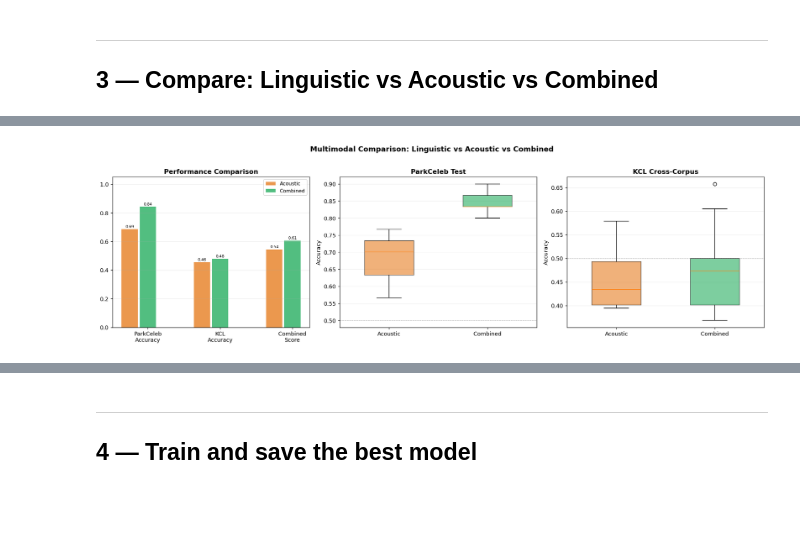
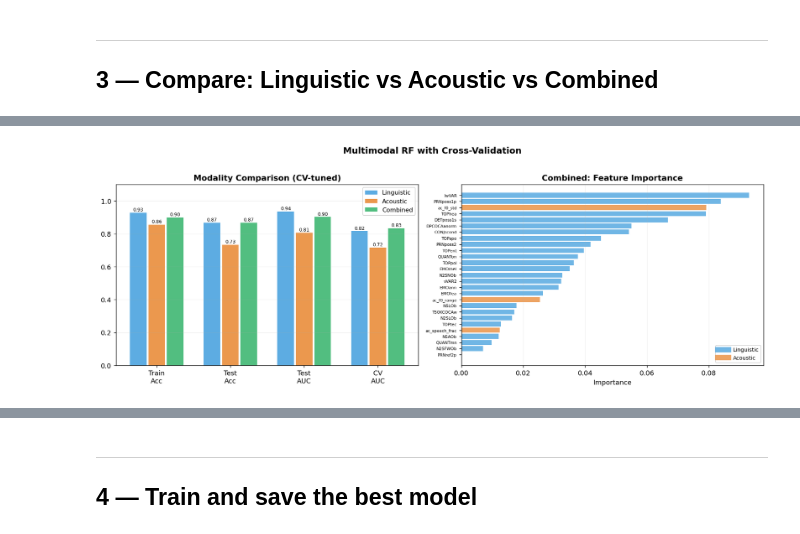
Before and after one commit to The-Real-Kevin/RWTH-Aachen-UROP-2026, a Jupyter notebook: 17_multimodal_rf.ipynb, the cells around one changed output, grey strips where cells are left out. Drawn from its saved outputs; the diff is of its cells as text; code cells hidden in the pictures; blank space fills up the shorter version.

```diff
--- a/17_multimodal_rf.ipynb
+++ b/17_multimodal_rf.ipynb
@@ -373,17 +301,0 @@ Done: 20 experiments
-# %%
-# ============================================================
-# 3.3  Summary
-# ============================================================
-summary = res_df.groupby('label').agg(
-    pc_acc=('pc_acc','mean'), pc_std=('pc_acc','std'),
-    pc_auc=('pc_auc','mean'),
-    kcl_acc=('kcl_acc','mean'), kcl_std=('kcl_acc','std'),
-    kcl_auc=('kcl_auc','mean'),
-    combined=('combined','mean'),
-).round(3)
-
-print(f'{"Modality":<15s} {"PC Acc":>12s} {"PC AUC":>8s} {"KCL Acc":>12s} {"KCL AUC":>8s} {"Combined":>10s}')
-print('─' * 70)
-for label, r in summary.iterrows():
-    print(f'{label:<15s} {r["pc_acc"]:.3f}±{r["pc_std"]:.3f} {r["pc_auc"]:>8.3f} '
-          f'{r["kcl_acc"]:.3f}±{r["kcl_std"]:.3f} {r["kcl_auc"]:>8.3f} {r["combined"]:>10.3f}')
@@ -395,48 +442,45 @@ Combined        0.843±0.032    0.900 0.479±0.093    0.555      0.606
 # %%
 # ============================================================
-# 3.4  Visualisation
+# 3.3  Comparison visual
 # ============================================================
-fig, axes = plt.subplots(1, 3, figsize=(17, 5))
-#colors = {'Linguistic': '#3498DB', 'Acoustic': '#E67E22', 'Combined': '#27AE60'}
-colors = {'Acoustic': '#E67E22', 'Combined': '#27AE60'}
+fig, axes = plt.subplots(1, 2, figsize=(14, 5))
+colors = {'Linguistic': '#3498DB', 'Acoustic': '#E67E22', 'Combined': '#27AE60'}
 
 # Bar chart
 ax = axes[0]
-metrics = ['pc_acc', 'kcl_acc', 'combined']
-m_labels = ['ParkCeleb\nAccuracy', 'KCL\nAccuracy', 'Combined\nScore']
+metrics = ['train_acc', 'test_acc', 'test_auc', 'cv_auc']
+m_labels = ['Train\nAcc', 'Test\nAcc', 'Test\nAUC', 'CV\nAUC']
 x = np.arange(len(metrics))
 w = 0.25
-for i, (label, color) in enumerate(colors.items()):
-    vals = [summary.loc[label, m] for m in metrics]
-    bars = ax.bar(x + i*w - w, vals, w*0.9, label=label, color=color, alpha=0.8)
+for i, (mod, color) in enumerate(colors.items()):
+    if mod not in all_cv_results: continue
+    r = all_cv_results[mod]
+    vals = [r[m] for m in metrics]
+    bars = ax.bar(x + i*w - w, vals, w*0.9, label=mod, color=color, alpha=0.8)
     for bar in bars:
         ax.text(bar.get_x()+bar.get_width()/2, bar.get_height()+0.01,
                 f'{bar.get_height():.2f}', ha='center', fontsize=7)
 ax.set_xticks(x); ax.set_xticklabels(m_labels)
-ax.set_ylim(0, 1.05); ax.legend(fontsize=9); ax.grid(axis='y', alpha=0.2)
-ax.set_title('Performance Comparison')
+ax.set_ylim(0, 1.1); ax.legend(fontsize=9); ax.grid(axis='y', alpha=0.2)
+ax.set_title('Modality Comparison (CV-tuned)')
 
-# Box plots PC
+# Feature importance for combined model
 ax = axes[1]
-data = [res_df[res_df['label']==l]['pc_acc'].values for l in colors.keys()]
-bp = ax.boxplot(data, labels=list(colors.keys()), patch_artist=True, widths=0.5)
-for patch, color in zip(bp['boxes'], colors.values()):
-    patch.set_facecolor(color); patch.set_alpha(0.6)
-ax.axhline(0.5, color='gray', ls='--', lw=0.8, alpha=0.5)
-ax.set_ylabel('Accuracy'); ax.set_title('ParkCeleb Test'); ax.grid(axis='y', alpha=0.2)
+if 'Combined' in all_cv_results:
+    r = all_cv_results['Combined']
+    imp = r['model'].feature_importances_
+    idx = np.argsort(imp)[::-1]
+    bar_colors = ['#3498DB' if r['features'][i] in ling_features else '#E67E22' for i in idx]
+    ax.barh(range(len(idx)), imp[idx], color=bar_colors, alpha=0.7)
+    ax.set_yticks(range(len(idx)))
+    ax.set_yticklabels([r['features'][i] for i in idx], fontsize=6)
+    ax.set_xlabel('Importance'); ax.set_title('Combined: Feature Importance')
+    ax.invert_yaxis(); ax.grid(axis='x', alpha=0.2)
+    ling_p = plt.Line2D([0],[0], color='#3498DB', lw=8, alpha=0.7, label='Linguistic')
+    ac_p = plt.Line2D([0],[0], color='#E67E22', lw=8, alpha=0.7, label='Acoustic')
+    ax.legend(handles=[ling_p, ac_p], loc='lower right', fontsize=8)
 
-# Box plots KCL
-ax = axes[2]
-if 'kcl_acc' in res_df.columns:
-    data = [res_df[res_df['label']==l]['kcl_acc'].values for l in colors.keys()]
-    bp = ax.boxplot(data, labels=list(colors.keys()), patch_artist=True, widths=0.5)
-    for patch, color in zip(bp['boxes'], colors.values()):
-        patch.set_facecolor(color); patch.set_alpha(0.6)
-    ax.axhline(0.5, color='gray', ls='--', lw=0.8, alpha=0.5)
-ax.set_ylabel('Accuracy'); ax.set_title('KCL Cross-Corpus'); ax.grid(axis='y', alpha=0.2)
-
-plt.suptitle('Multimodal Comparison: Linguistic vs Acoustic vs Combined',
-             fontsize=13, fontweight='bold', y=1.02)
-plt.tight_layout(); plt.savefig('multimodal_comparison.png', dpi=150, bbox_inches='tight'); plt.show()
+plt.suptitle('Multimodal RF with Cross-Validation', fontsize=13, fontweight='bold', y=1.02)
+plt.tight_layout(); plt.savefig('multimodal_cv_comparison.png', dpi=150, bbox_inches='tight'); plt.show()
 # %% [output]
-[figure, old version]
+[figure, new version]
```
Also changed, not shown: parts of 11 cells of this notebook, 1 other file.
